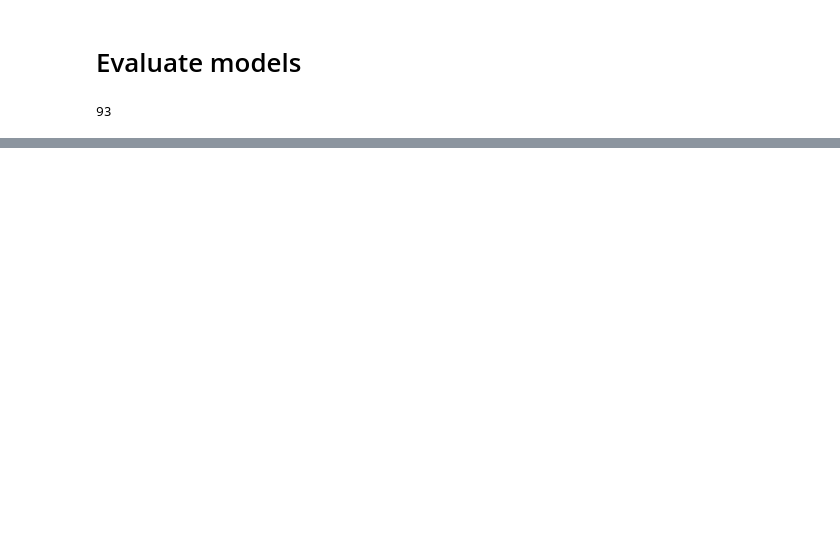
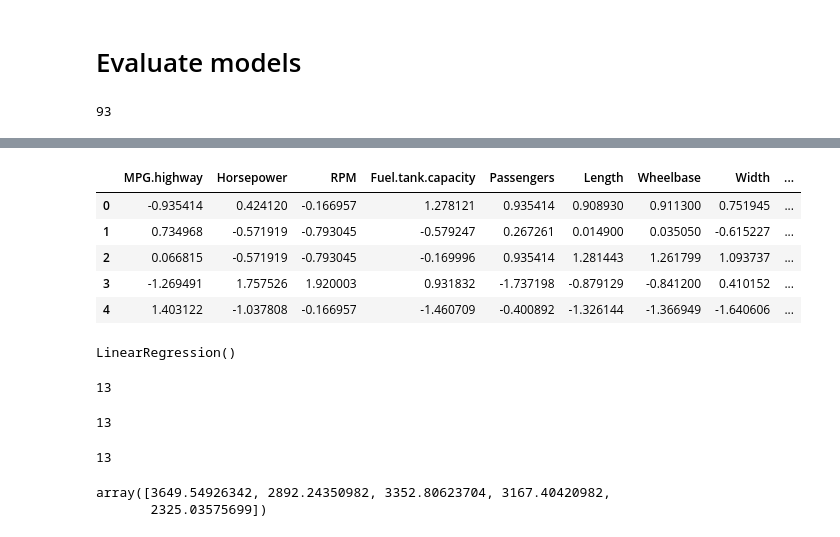
Before and after one commit to varshum12/30_july_ML_WEEKDAYS, a Jupyter notebook: linear regression/multiple linear regression.ipynb, the cells around one changed output, grey strips where cells are left out. Cells and saved outputs as stored; diff of their text form; code cells hidden in the pictures; blank space fills up the shorter version.

```diff
--- a/linear regression/multiple linear regression.ipynb
+++ b/linear regression/multiple linear regression.ipynb
@@ -502,0 +521,2 @@ adjusted  r2  -- >  1.0436462789944247
+# %%
+sample_x =  pre1.fit_transform(sample)
@@ -502,0 +541,4 @@ adjusted  r2  -- >  1.0436462789944247
+# %%
+cols = []
+for  i in pre1.get_feature_names_out():
+    cols.append(i.split('__')[1])
@@ -502,0 +583,33 @@ adjusted  r2  -- >  1.0436462789944247
+# %%
+
+test_sample = pd.DataFrame(sample_x  ,  columns  =  cols)
+# %%
+test_sample
+# %% [output]
+|  | MPG.highway | Horsepower | RPM | Fuel.tank.capacity | Passengers | Length | Wheelbase | Width | ... |
+| 0 | -0.935414 | 0.424120 | -0.166957 | 1.278121 | 0.935414 | 0.908930 | 0.911300 | 0.751945 | ... |
+| 1 | 0.734968 | -0.571919 | -0.793045 | -0.579247 | 0.267261 | 0.014900 | 0.035050 | -0.615227 | ... |
+| 2 | 0.066815 | -0.571919 | -0.793045 | -0.169996 | 0.935414 | 1.281443 | 1.261799 | 1.093737 | ... |
+| 3 | -1.269491 | 1.757526 | 1.920003 | 0.931832 | -1.737198 | -0.879129 | -0.841200 | 0.410152 | ... |
+| 4 | 1.403122 | -1.037808 | -0.166957 | -1.460709 | -0.400892 | -1.326144 | -1.366949 | -1.640606 | ... |
+# %%
+model
+# %% [output]
+LinearRegression()
+# %%
+len(x_train.columns)
+# %% [output]
+13
+# %%
+len(x_test.columns)
+# %% [output]
+13
+# %%
+len(test_sample.columns)
+# %% [output]
+13
+# %%
+model.predict(test_sample)
+# %% [output]
+array([3649.54926342, 2892.24350982, 3352.80623704, 3167.40420982,
+       2325.03575699])
```
Also changed, not shown: parts of 39 cells of this notebook.
